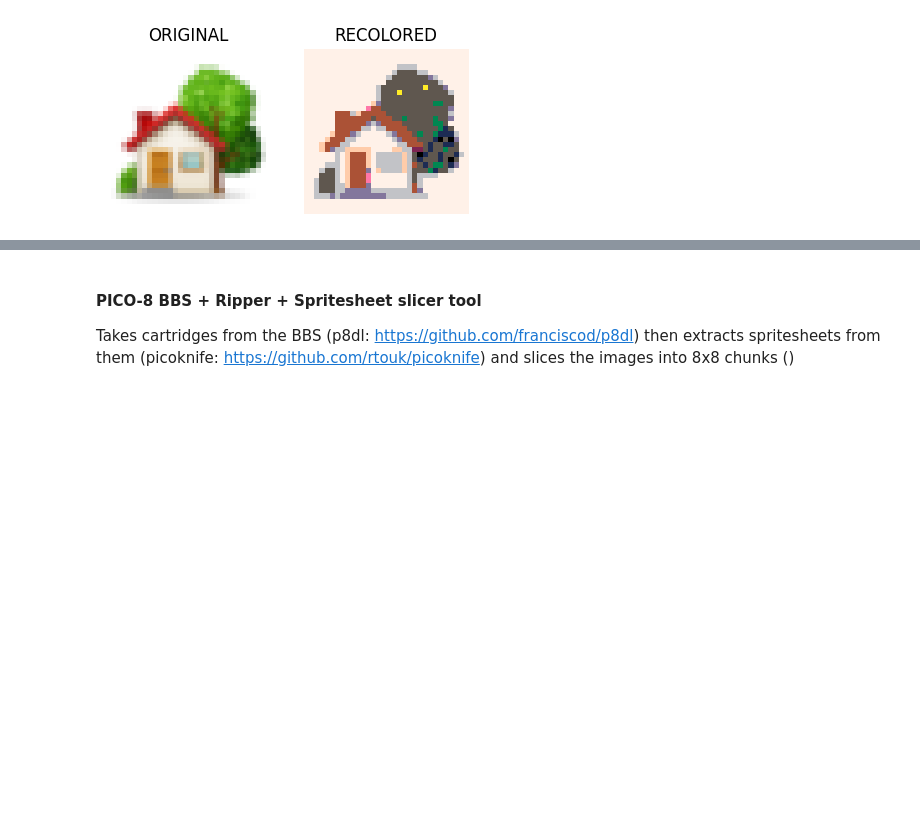
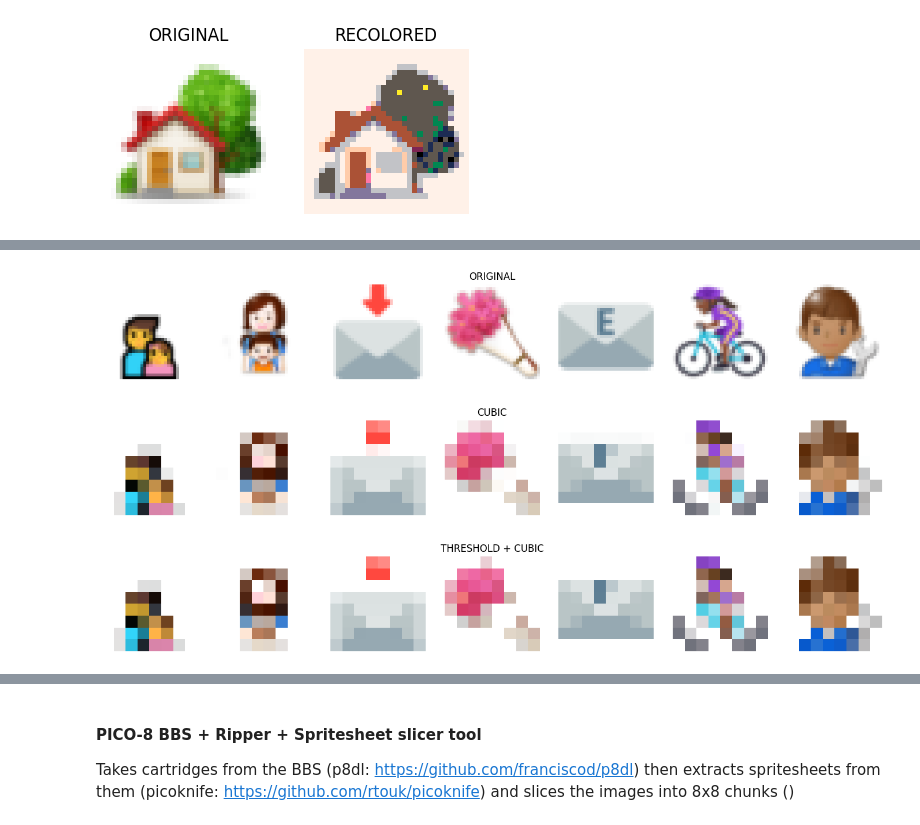
Before and after one commit to MasterMilkX/BMO_chatbot_prototype, a Jupyter notebook: Experimental_Notebooks/sprite_scraper.ipynb, the cells around one changed output, grey strips where cells are left out. Cells and saved outputs as stored; diff of their text form; code cells hidden in the pictures; blank space fills up the shorter version.

```diff
--- a/Experimental_Notebooks/sprite_scraper.ipynb
+++ b/Experimental_Notebooks/sprite_scraper.ipynb
@@ -510,0 +531,50 @@ for k, inter in inter_set.items():
+# %%
+# SHARPEN BASED ON THRESHOLD VALUES
+# JUST RIGHT - MISSES A FEW STRAY PIXELS BUT 0.92 SEEMS TO BE THE BEST
+
+# convert color integer value to decimal
+def colDec(v):
+    return v/255
+
+# strengthens the saturation of a color by modifying the saturation component and lightness
+def strongColor(r,g,b):
+    #convert to hsv
+    h,s,v = colorsys.rgb_to_hsv(r/255,g/255,b/255)
+
+    #too white - return pure white
+    if v > 0.92 and s < 0.15:    #0.93, 0.06
+        return [255,255,255]
+    #grayscale - return as is
+    elif h == 0 or s < 0.9:
+        return [r,g,b]
+    #otherwise modify saturation
+    else:
+        r2,g2,b2 = colorsys.hsv_to_rgb(h,s if s > 0.15 else 0,v)
+        return [int(r2*255),int(g2*255),int(b2*255)]
+
+# change pixels to white if above threshold
+def sharp_thresh(img,thresh=0.92):
+    tv = thresh*255
+    img2 = np.zeros(img.shape,dtype=np.int32)
+    for x,y in np.ndindex(img.shape[:2]):
+        r,g,b = img[x,y]
+        # convert color
+        img2[x,y] = strongColor(r,g,b)
+    return img2
+
+
+ris = random.sample(list(range(len(ICON_CLASSES))),k=7)
+rand_imgs = [ICON_IMGS[i] for i in ris]
+# thresh_imgs = [sharp_thresh(i) for i in rand_imgs]
+
+
+showMultiIcons(rand_imgs,text='original')
+# showMultiIcons(thresh_imgs,text='threshold')
+showMultiIcons([pixel8(j,'cubic') for j in rand_imgs],text='cubic')
+showMultiIcons([sharp_thresh(i) for i in [pixel8(j,'cubic') for j in rand_imgs]],text='threshold + cubic')
+# showMultiIcons([pixel8(j,'linear') for j in rand_imgs],text='linear')
+# showMultiIcons([sharp_thresh(i) for i in [pixel8(j,'linear') for j in rand_imgs]],text='threshold + linear')
+# %% [output]
+[figure, added]
+[figure, added]
+[figure, added]
```
Also changed, not shown: parts of 7 cells of this notebook.
